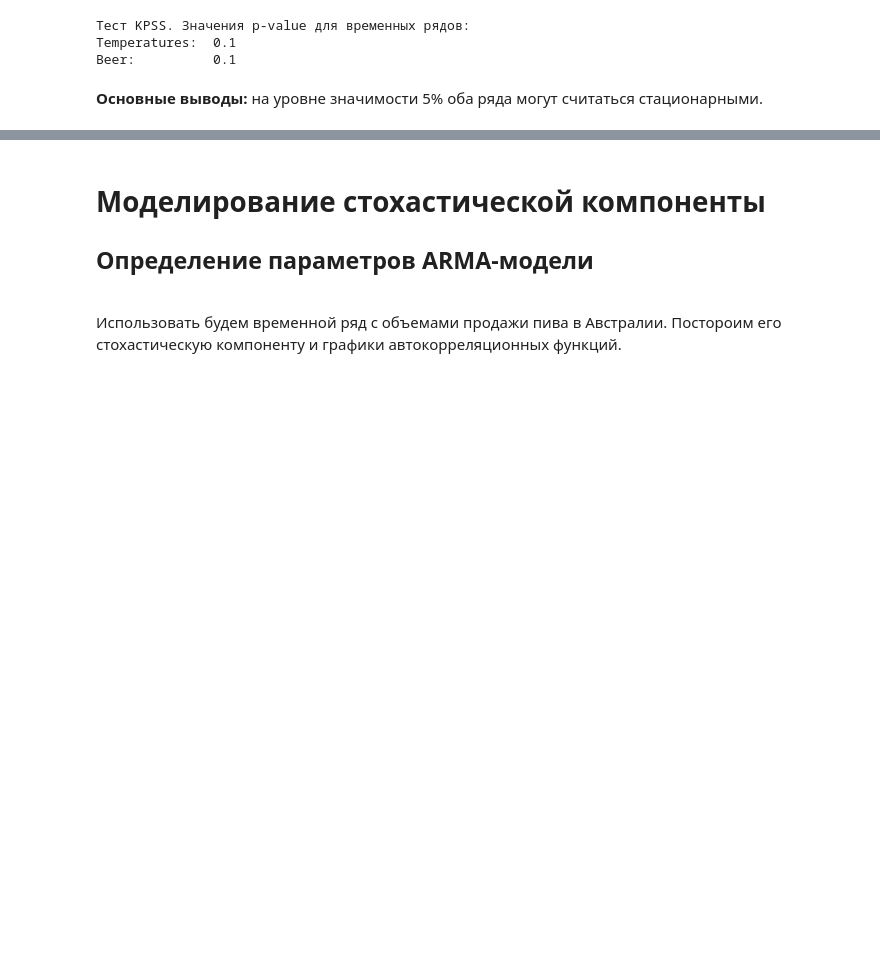
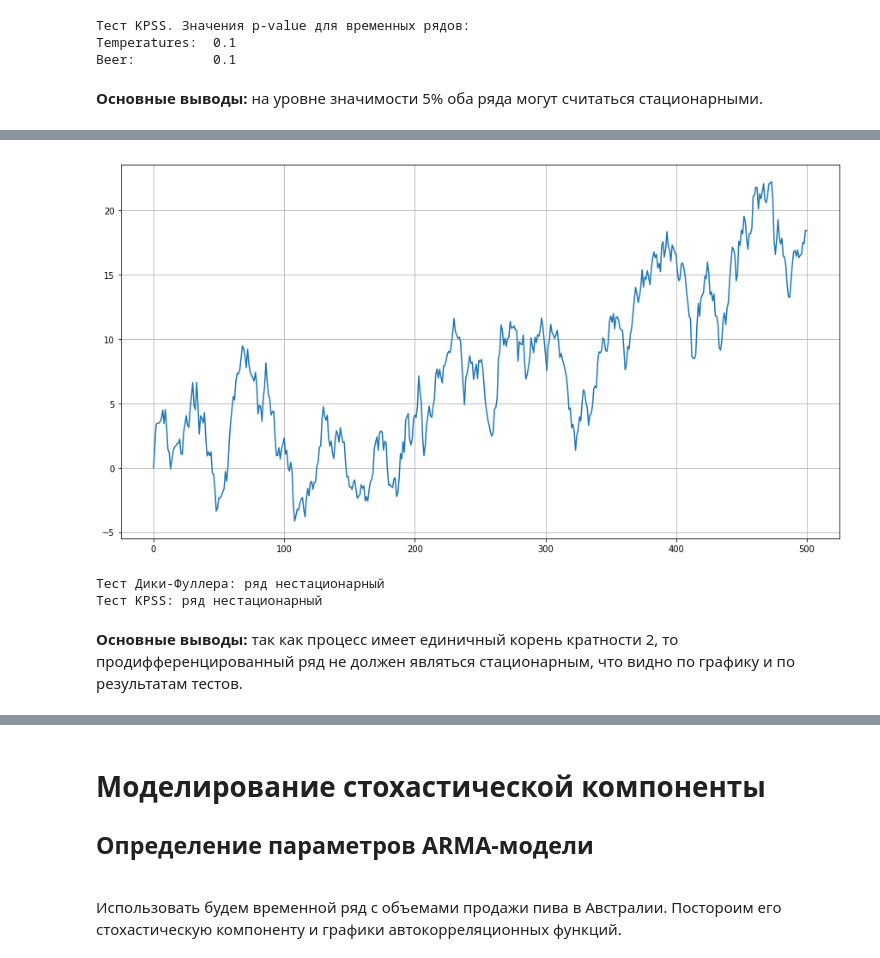
Before and after one commit to GeorgyFirsov/Educational-research-work, a Jupyter notebook: Анализ сезонности и стохастической компоненты.ipynb, the cells around one changed output, grey strips where cells are left out. Drawn from its saved outputs; the diff is of its cells as text; code cells hidden in the pictures; blank space fills up the shorter version.

```diff
--- a/Анализ сезонности и стохастической компоненты.ipynb
+++ b/Анализ сезонности и стохастической компоненты.ipynb
@@ -298,0 +361,13 @@ Beer:          0.1
+# %%
+plt.plot(process_diff)
+plt.grid()
+# %% [output]
+[figure, added]
+# %%
+dickey_fuller_test(process_diff)
+kpss_test(process_diff)
+# %% [output]
+Тест Дики-Фуллера: ряд нестационарный
+Тест KPSS: ряд нестационарный
+# %% [markdown]
+<span class="text_common"><b>Основные выводы:</b> так как процесс имеет единичный корень кратности 2, то продифференцированный ряд не должен являться стационарным, что видно по графику и по результатам тестов.</span>
```
Also changed, not shown: parts of 26 cells of this notebook, 1 other file.
